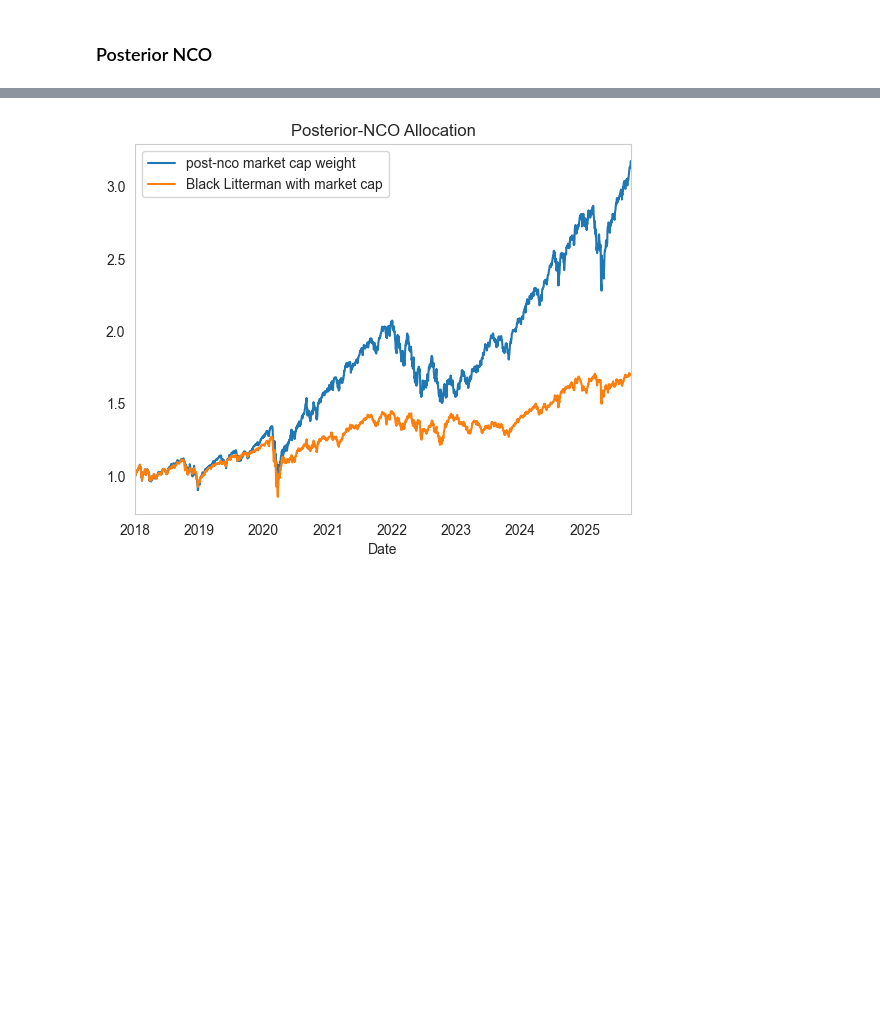
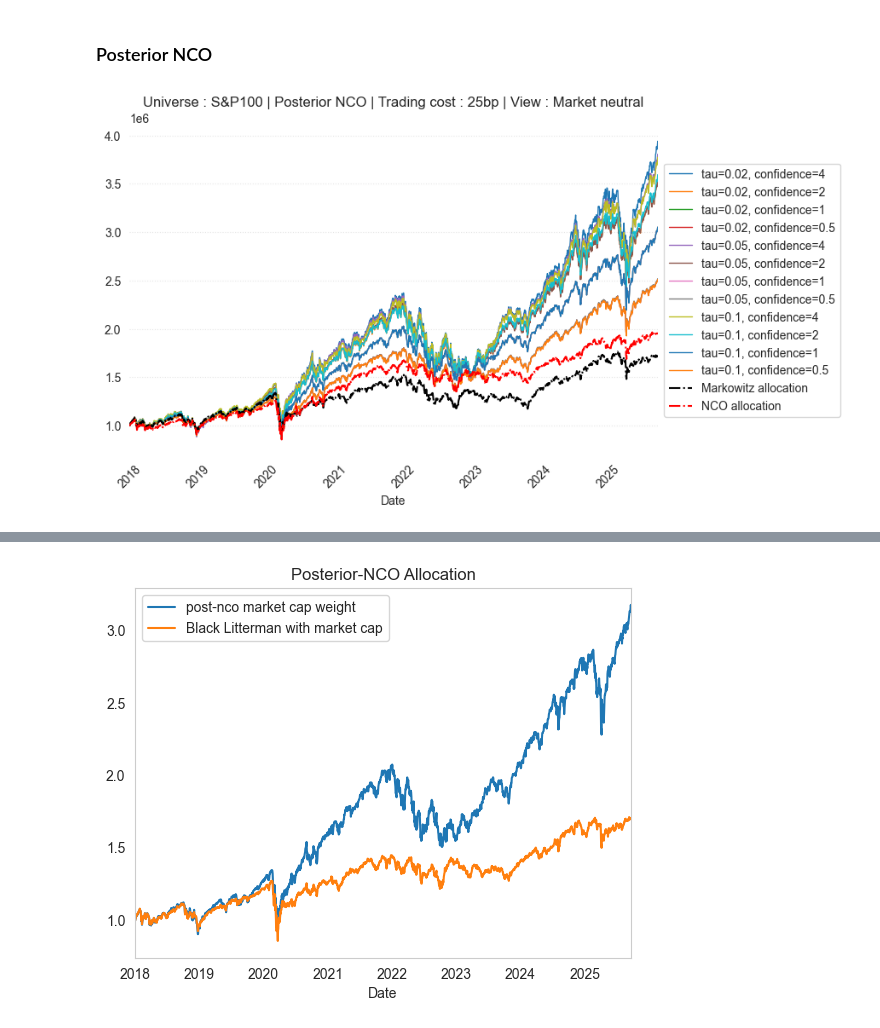
Before and after one commit to Tommylee1013/nco-research, a Jupyter notebook: empirical/SP100.ipynb, the cells around one changed output, grey strips where cells are left out. Drawn from its saved outputs; the diff is of its cells as text; code cells hidden in the pictures; blank space fills up the shorter version.

```diff
--- a/empirical/SP100.ipynb
+++ b/empirical/SP100.ipynb
@@ -919,5 +1290,52 @@ def rolling_posterior_nco(
     if fillna_zero:
         weights_df = weights_df.fillna(0.0)
     return weights_df
+# %%
+from tqdm import tqdm
+
+market_weight_res = pd.DataFrame(dtype = float)
+
+for tau_ in [0.02, 0.05, 0.1] :
+    for conf in tqdm([4, 2, 1, 0.5]) :
+        post_nco_weight_market_cap = rolling_posterior_nco(
+            weekly_ret,
+            market_weight,
+            lookback_days=252,
+            linkage_method='ward',
+            within='ivp',
+            delta=3.0,
+            tau=tau_,
+            confidence=conf,
+            denoise=True,
+            detone=True,
+            fillna_zero=True
+        )
+        ledger, positions, trades = build_ledger_from_daily_prices_and_weights_monthly(
+            price.loc['2017-12-29':],
+            post_nco_weight_market_cap.loc['2017-12-29':],
+            initial_capital=1_000_000,
+            tc_bps=25,
+            weight_lag_days=0
+        )
+        market_weight_res[f'tau={tau_}, confidence={conf}'] = ledger['portfolio_value']
+# %%
+fig, ax = plt.subplots(figsize = (8, 5))
+
+market_weight_res.plot(ax = ax, lw = 1)
+ledger_markowitz['portfolio_value'].plot(ax = ax, label = 'Markowitz allocation', color = 'k', ls = '-.')
+ledger_nco['portfolio_value'].plot(ax = ax, label = 'NCO allocation', color = 'red', ls = '-.')
+
+for spine in ax.spines.values():
+    spine.set_visible(False)
+ax.grid(False)
+ax.yaxis.grid(True, ls = ':', alpha = 0.5)
+
+plt.legend(loc="center left", bbox_to_anchor=(1, 0.5))
+
+plt.xticks(rotation = 45)
+plt.title('Universe : S&P100 | Posterior NCO | Trading cost : 25bp | View : Market neutral')
+plt.show()
+# %% [output]
+[figure, added]
 # %%
 post_nco_weight_market_cap = rolling_posterior_nco(
```
Also changed, not shown: parts of 25 cells of this notebook, 1 other file.
